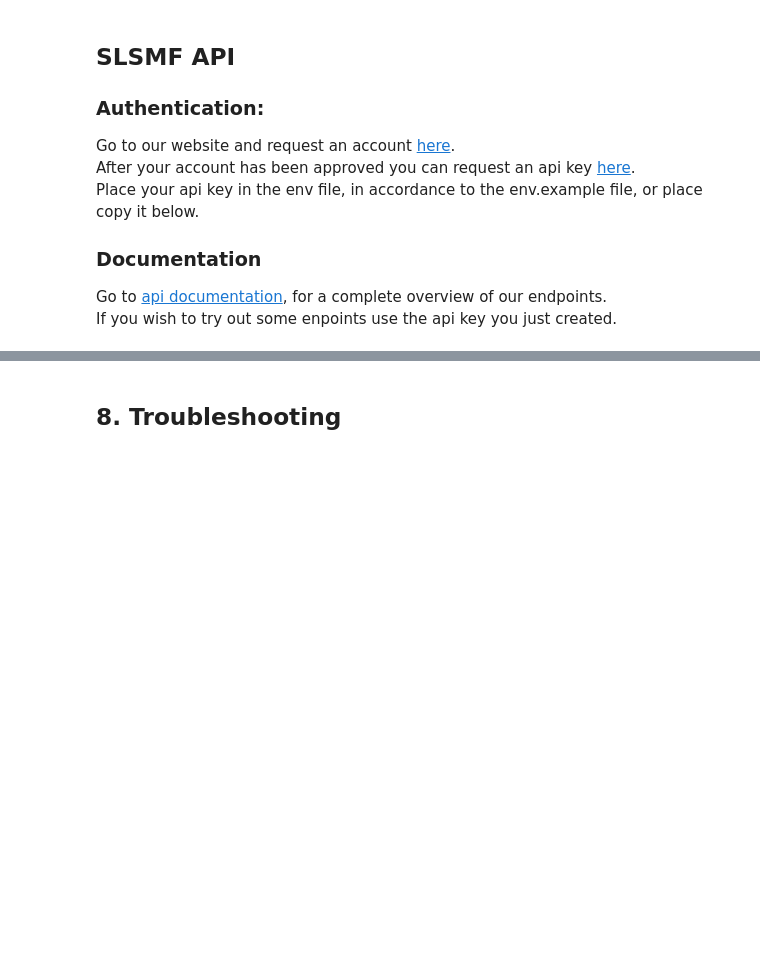
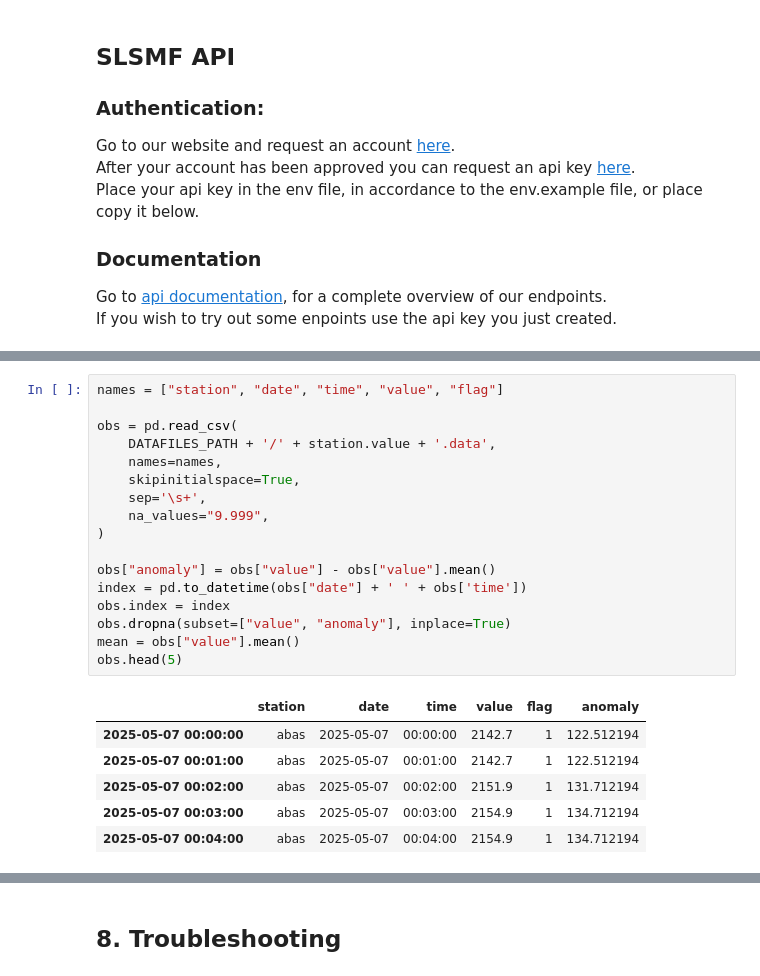
Before and after one commit to SLSMF/gloss_training_north_africa, a Jupyter notebook: selene_training.ipynb, the cells around one changed output, grey strips where cells are left out. Saved outputs shown, nothing was run; the diff lists cells and outputs as text; blank space fills up the shorter version.

```diff
--- a/selene_training.ipynb
+++ b/selene_training.ipynb
@@ -278,0 +415,24 @@ def add_custom_station(station_id, name, lat, lon, data_file):
+# %%
+names = ["station", "date", "time", "value", "flag"]
+
+obs = pd.read_csv(
+    DATAFILES_PATH + '/' + station.value + '.data',
+    names=names,
+    skipinitialspace=True,
+    sep='\s+',
+    na_values="9.999",
+)
+
+obs["anomaly"] = obs["value"] - obs["value"].mean()
+index = pd.to_datetime(obs["date"] + ' ' + obs['time'])
+obs.index = index
+obs.dropna(subset=["value", "anomaly"], inplace=True)
+mean = obs["value"].mean()
+obs.head(5)
+# %% [output]
+|  | station | date | time | value | flag | anomaly |
+| 2025-05-07 00:00:00 | abas | 2025-05-07 | 00:00:00 | 2142.7 | 1 | 122.512194 |
+| 2025-05-07 00:01:00 | abas | 2025-05-07 | 00:01:00 | 2142.7 | 1 | 122.512194 |
+| 2025-05-07 00:02:00 | abas | 2025-05-07 | 00:02:00 | 2151.9 | 1 | 131.712194 |
+| 2025-05-07 00:03:00 | abas | 2025-05-07 | 00:03:00 | 2154.9 | 1 | 134.712194 |
+| 2025-05-07 00:04:00 | abas | 2025-05-07 | 00:04:00 | 2154.9 | 1 | 134.712194 |
```
Also changed, not shown: parts of 31 cells of this notebook, 2 other files.
